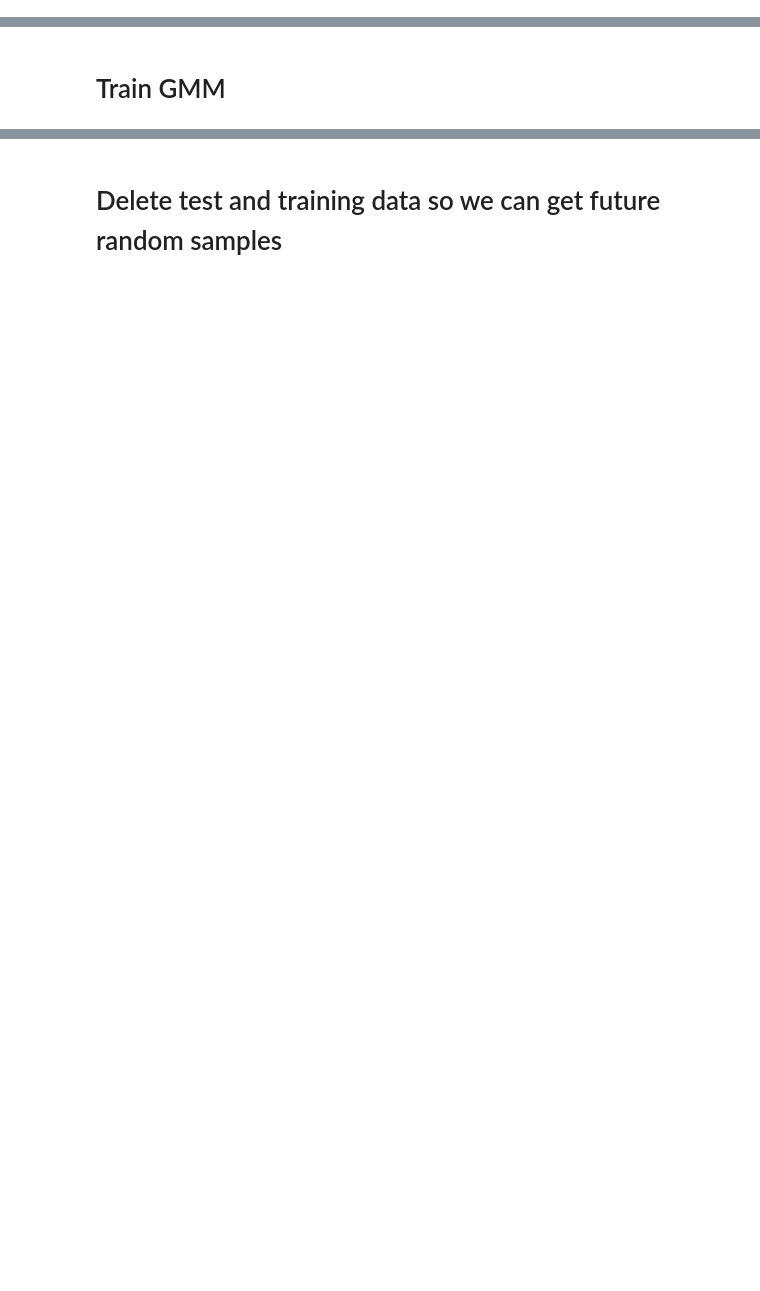
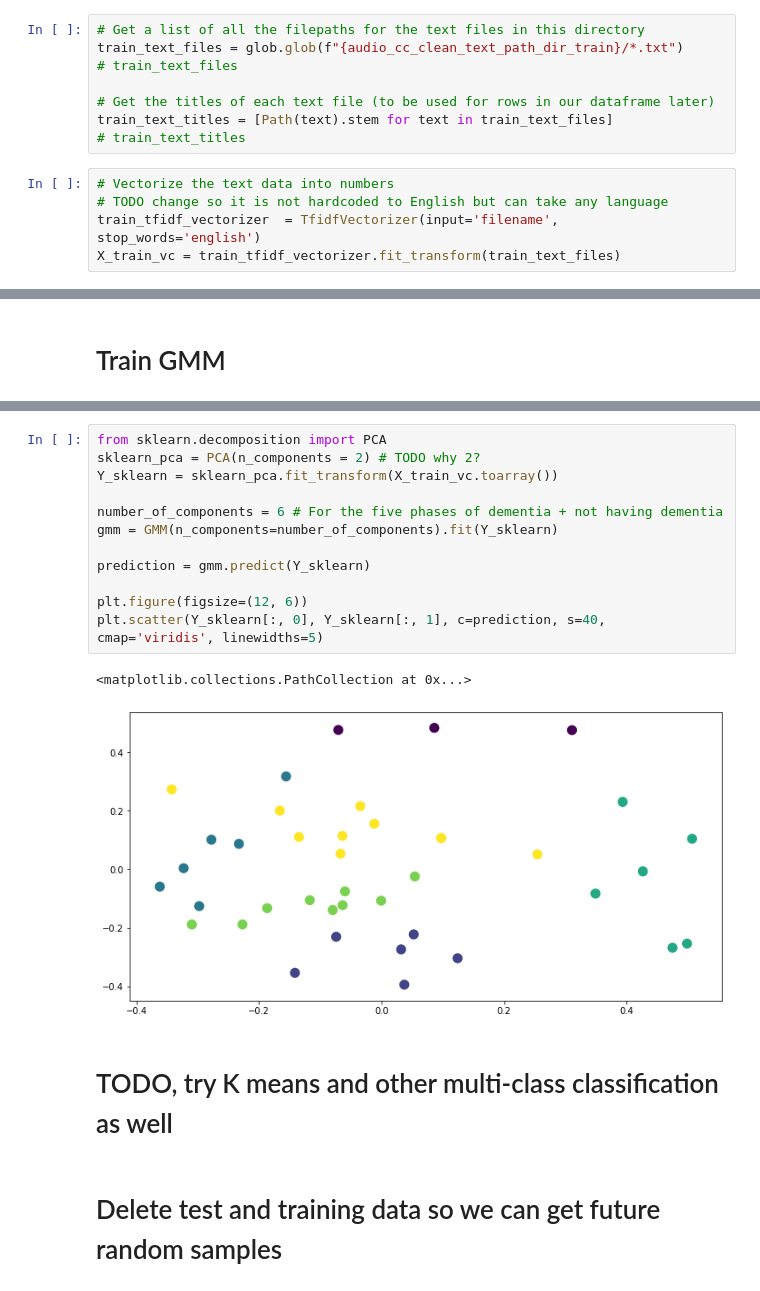
Before and after one commit to W210-SP21-Capstone-Dementia/model, a Jupyter notebook: 2-Speech-to-text.ipynb, the cells around one changed output, grey strips where cells are left out. Saved outputs shown, nothing was run; the diff lists cells and outputs as text; blank space fills up the shorter version.

Commit message:
Got GMM to predict stage, just need to map each cluster to stage and test on additional data

```diff
--- a/2-Speech-to-text.ipynb
+++ b/2-Speech-to-text.ipynb
@@ -273,0 +295,13 @@ S015.txt
+# %%
+# Get a list of all the filepaths for the text files in this directory
+train_text_files = glob.glob(f"{audio_cc_clean_text_path_dir_train}/*.txt")
+# train_text_files
+
+# Get the titles of each text file (to be used for rows in our dataframe later)
+train_text_titles = [Path(text).stem for text in train_text_files]
+# train_text_titles
+# %%
+# Vectorize the text data into numbers
+# TODO change so it is not hardcoded to English but can take any language
+train_tfidf_vectorizer  = TfidfVectorizer(input='filename', stop_words='english')
+X_train_vc = train_tfidf_vectorizer.fit_transform(train_text_files)
@@ -276,2 +394,19 @@ S015.txt
+# %%
+from sklearn.decomposition import PCA
+sklearn_pca = PCA(n_components = 2) # TODO why 2?
+Y_sklearn = sklearn_pca.fit_transform(X_train_vc.toarray())
+
+number_of_components = 6 # For the five phases of dementia + not having dementia
+gmm = GMM(n_components=number_of_components).fit(Y_sklearn)
+
+prediction = gmm.predict(Y_sklearn)
+
+plt.figure(figsize=(12, 6))
+plt.scatter(Y_sklearn[:, 0], Y_sklearn[:, 1], c=prediction, s=40, cmap='viridis', linewidths=5)
+# %% [output]
+<matplotlib.collections.PathCollection at 0x...>
+[figure, added]
+# %% [markdown]
+# TODO, try K means and other multi-class classification as well
 # %% [markdown]
 # Delete test and training data so we can get future random samples
```
Also changed, not shown: parts of 18 cells of this notebook.
